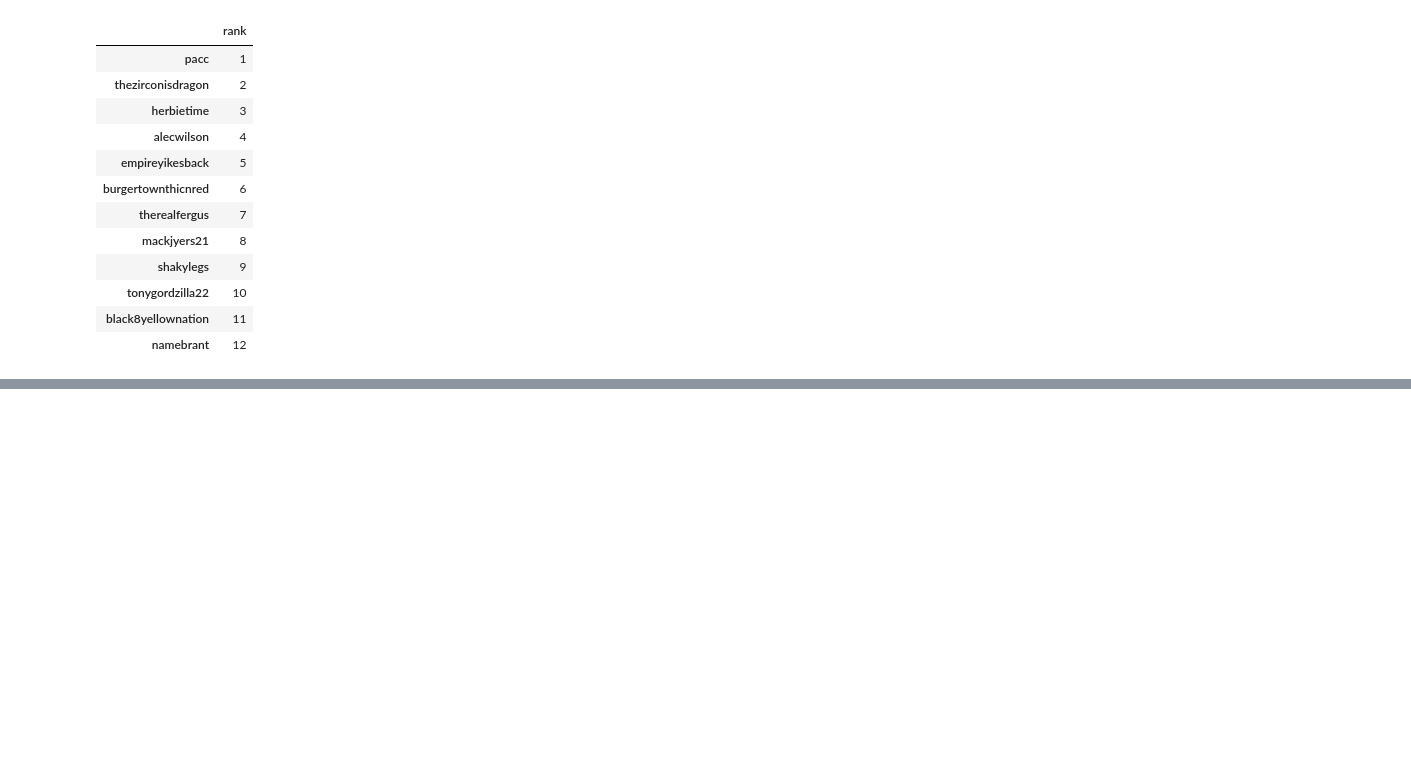
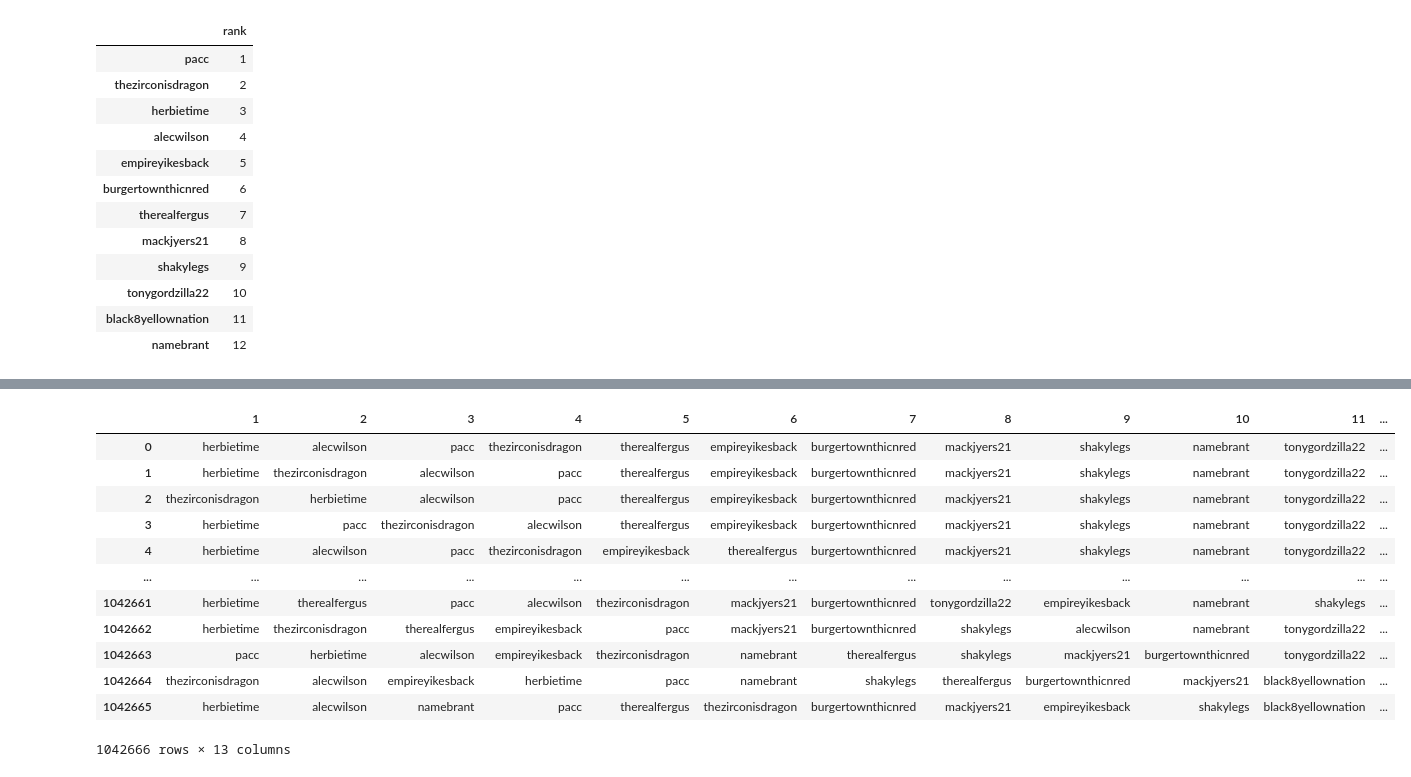
Before and after one commit to mfjacobsen/Fantasy-Football, a Jupyter notebook: 2023WinDistribution.ipynb, the cells around one changed output, grey strips where cells are left out. Saved outputs shown, nothing was run; the diff lists cells and outputs as text; code cells hidden in the pictures; blank space fills up the shorter version.

```diff
--- a/2023WinDistribution.ipynb
+++ b/2023WinDistribution.ipynb
@@ -329,14 +339,22 @@ fig.update_layout(width=1200,
                   legend = dict(title = None,
                                 font = dict(size=20))
                  )
-# %%
-playoffs_df = (pd.DataFrame(playoff_seeds, index = ["Count"])
-               .transpose()
-               .reset_index()
-               .rename(columns={'level_0': 1, 'level_1': 2, 'level_2': 3,
-                                'level_3': 4, 'level_4': 5, 'level_5': 6}))
-
-playoffs_df = playoffs_df[playoffs_df["Count"] > 0]
+# %%
+playoffs_df
+# %% [output]
+|  | 1 | 2 | 3 | 4 | 5 | 6 | 7 | 8 | 9 | 10 | 11 | ... |
+| 0 | herbietime | alecwilson | pacc | thezirconisdragon | therealfergus | empireyikesback | burgertownthicnred | mackjyers21 | shakylegs | namebrant | tonygordzilla22 | ... |
+| 1 | herbietime | thezirconisdragon | alecwilson | pacc | therealfergus | empireyikesback | burgertownthicnred | mackjyers21 | shakylegs | namebrant | tonygordzilla22 | ... |
+| 2 | thezirconisdragon | herbietime | alecwilson | pacc | therealfergus | empireyikesback | burgertownthicnred | mackjyers21 | shakylegs | namebrant | tonygordzilla22 | ... |
+| 3 | herbietime | pacc | thezirconisdragon | alecwilson | therealfergus | empireyikesback | burgertownthicnred | mackjyers21 | shakylegs | namebrant | tonygordzilla22 | ... |
+| 4 | herbietime | alecwilson | pacc | thezirconisdragon | empireyikesback | therealfergus | burgertownthicnred | mackjyers21 | shakylegs | namebrant | tonygordzilla22 | ... |
+| ... | ... | ... | ... | ... | ... | ... | ... | ... | ... | ... | ... | ... |
+| 1042661 | herbietime | therealfergus | pacc | alecwilson | thezirconisdragon | mackjyers21 | burgertownthicnred | tonygordzilla22 | empireyikesback | namebrant | shakylegs | ... |
+| 1042662 | herbietime | thezirconisdragon | therealfergus | empireyikesback | pacc | mackjyers21 | burgertownthicnred | shakylegs | alecwilson | namebrant | tonygordzilla22 | ... |
+| 1042663 | pacc | herbietime | alecwilson | empireyikesback | thezirconisdragon | namebrant | therealfergus | shakylegs | mackjyers21 | burgertownthicnred | tonygordzilla22 | ... |
+| 1042664 | thezirconisdragon | alecwilson | empireyikesback | herbietime | pacc | namebrant | shakylegs | therealfergus | burgertownthicnred | mackjyers21 | black8yellownation | ... |
+| 1042665 | herbietime | alecwilson | namebrant | pacc | therealfergus | thezirconisdragon | burgertownthicnred | mackjyers21 | empireyikesback | shakylegs | black8yellownation | ... |
+1042666 rows × 13 columns
 # %%
 playoffs_df_prob = pd.DataFrame(playoffs_df)
 
```
Also changed, not shown: parts of 13 cells of this notebook, 10 other files.
